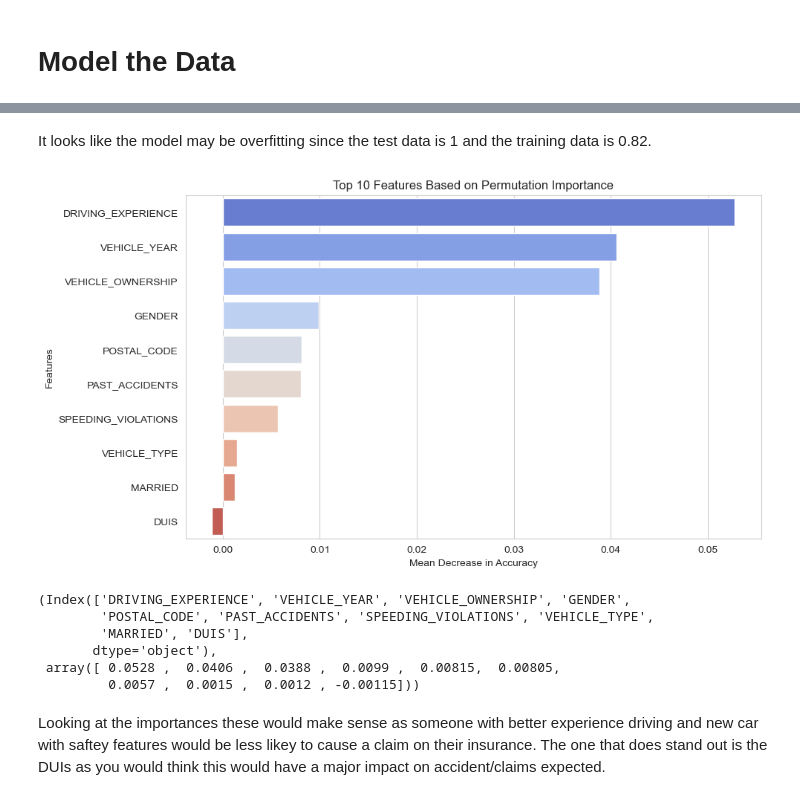
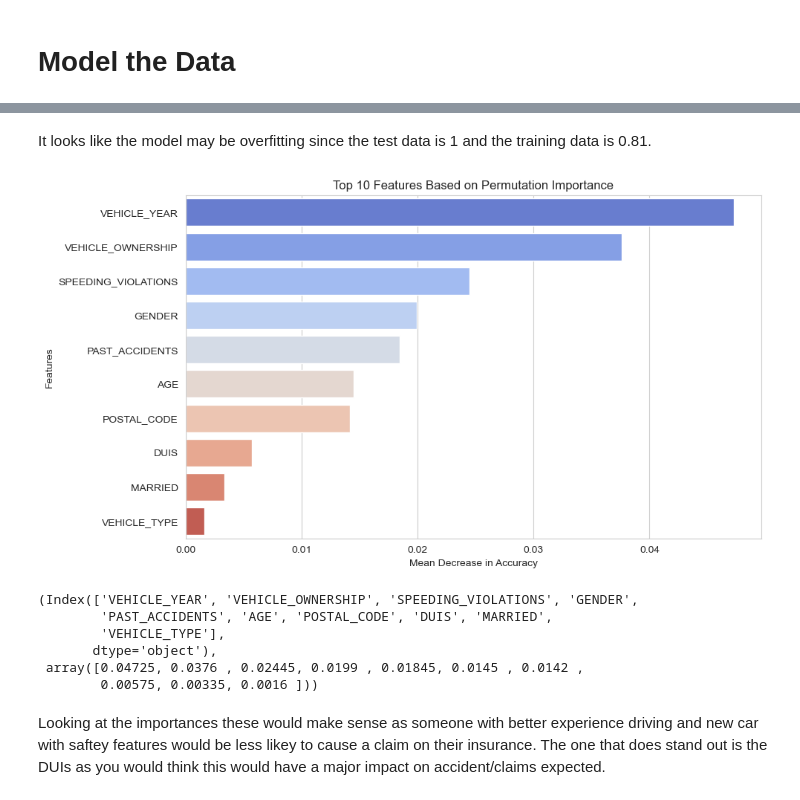
Before and after one commit to bubbles42/Car-Insurance-Analysis, a Jupyter notebook: Car Insurance Analysis.ipynb, the cells around one changed output, grey strips where cells are left out. Saved outputs shown, nothing was run; the diff lists cells and outputs as text; code cells hidden in the pictures.

Commit message:
worked on different models

```diff
--- a/Car Insurance Analysis.ipynb
+++ b/Car Insurance Analysis.ipynb
@@ -254,0 +257,8 @@ weighted avg       0.82      0.82      0.82      2000
+# %%
+preprocessor.fit(X_train)
+
+X_train_tf = preprocessor.transform(X_train)
+X_test_tf = preprocessor.transform(X_test)
+X_train_tf = pd.DataFrame(X_train_tf)
+
+X_train_tf.head()
@@ -254,0 +273,5 @@ weighted avg       0.82      0.82      0.82      2000
+# %%
+ranfor = RandomForestClassifier()
+
+ran_pipe = make_pipeline(preprocessor, ranfor)
+ran_pipe.fit(X_train, y_train)
@@ -255,37 +323,37 @@ weighted avg       0.82      0.82      0.82      2000
 # %% [markdown]
-It looks like the model may be overfitting since the test data is 1 and the training data is 0.82.
+It looks like the model may be overfitting since the test data is 1 and the training data is 0.81.
 # %%
 # Calculate permutation importance on the test set
-result = permutation_importance(model, X_test, y_test, n_repeats=10, random_state=42, n_jobs=-1)
+result = permutation_importance(ran_pipe, X_test, y_test, n_repeats=10, random_state=42, n_jobs=-1)
 
 # Extract feature importances
 importances = result.importances_mean
 
 # Sort the feature importances in descending order
 indices = np.argsort(importances)[::-1]
 
 # Select the top 10 features
 top_10_indices = indices[:10]
 top_10_features = X.columns[top_10_indices]
 top_10_importances = importances[top_10_indices]
 
 # Plotting the top 10 features
 plt.figure(figsize=(10, 6))
 sns.barplot(x=top_10_importances, y=top_10_features, palette='coolwarm')
 plt.title('Top 10 Features Based on Permutation Importance')
 plt.xlabel('Mean Decrease in Accuracy')
 plt.ylabel('Features')
 plt.show()
 
 top_10_features, top_10_importances
 # %% [output]
-[figure, old version]
+[figure, new version]
-(Index(['DRIVING_EXPERIENCE', 'VEHICLE_YEAR', 'VEHICLE_OWNERSHIP', 'GENDER',
-        'POSTAL_CODE', 'PAST_ACCIDENTS', 'SPEEDING_VIOLATIONS', 'VEHICLE_TYPE',
-        'MARRIED', 'DUIS'],
+(Index(['VEHICLE_YEAR', 'VEHICLE_OWNERSHIP', 'SPEEDING_VIOLATIONS', 'GENDER',
+        'PAST_ACCIDENTS', 'AGE', 'POSTAL_CODE', 'DUIS', 'MARRIED',
+        'VEHICLE_TYPE'],
        dtype='object'),
- array([ 0.0528 ,  0.0406 ,  0.0388 ,  0.0099 ,  0.00815,  0.00805,
-         0.0057 ,  0.0015 ,  0.0012 , -0.00115]))
+ array([0.04725, 0.0376 , 0.02445, 0.0199 , 0.01845, 0.0145 , 0.0142 ,
+        0.00575, 0.00335, 0.0016 ]))
 # %% [markdown]
 Looking at the importances these would make sense as someone with better experience driving and new car with saftey features would be less likey to cause a claim on their insurance. The one that does stand out is the DUIs as you would think this would have a major impact on accident/claims expected.
 # %%
```
Also changed, not shown: parts of 16 cells of this notebook.
